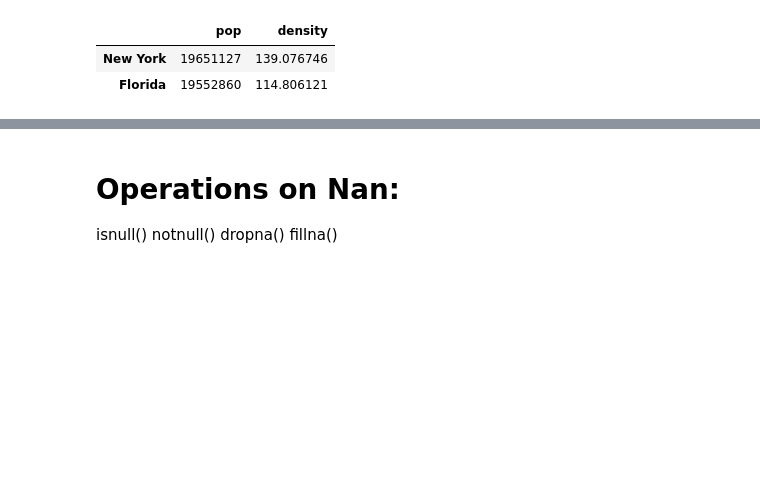
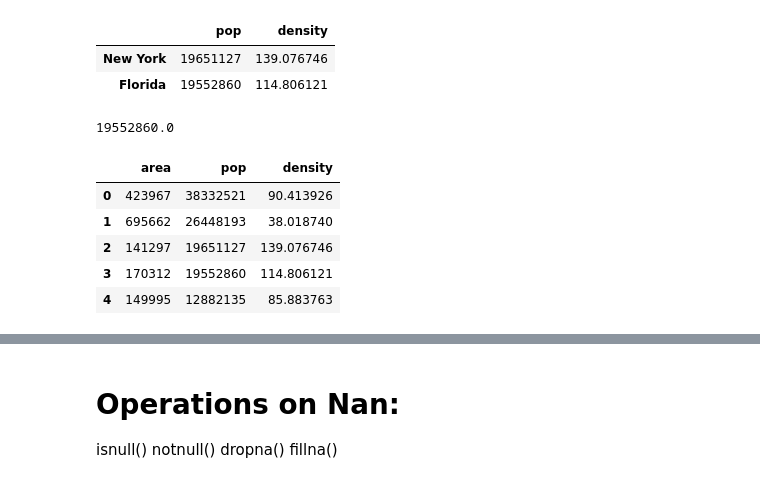
Before and after one commit to ReyhaneTaj/Data-prepation, a Jupyter notebook: Introductory to Python, Numpy, Pandas.ipynb, the cells around one changed output, grey strips where cells are left out. Saved outputs shown, nothing was run; the diff lists cells and outputs as text; code cells hidden in the pictures; blank space fills up the shorter version.

```diff
--- a/Introductory to Python, Numpy, Pandas.ipynb
+++ b/Introductory to Python, Numpy, Pandas.ipynb
@@ -1146,3 +1576,16 @@ data.loc[data.density > 100, ['pop', 'density']]
 |  | pop | density |
 | New York | 19651127 | 139.076746 |
 | Florida | 19552860 | 114.806121 |
+# %%
+data.loc['Florida'] ['pop']
+# %% [output]
+19552860.0
+# %%
+data.reset_index(drop=True)
+# %% [output]
+|  | area | pop | density |
+| 0 | 423967 | 38332521 | 90.413926 |
+| 1 | 695662 | 26448193 | 38.018740 |
+| 2 | 141297 | 19651127 | 139.076746 |
+| 3 | 170312 | 19552860 | 114.806121 |
+| 4 | 149995 | 12882135 | 85.883763 |
```
Also changed, not shown: parts of 200 cells of this notebook.
